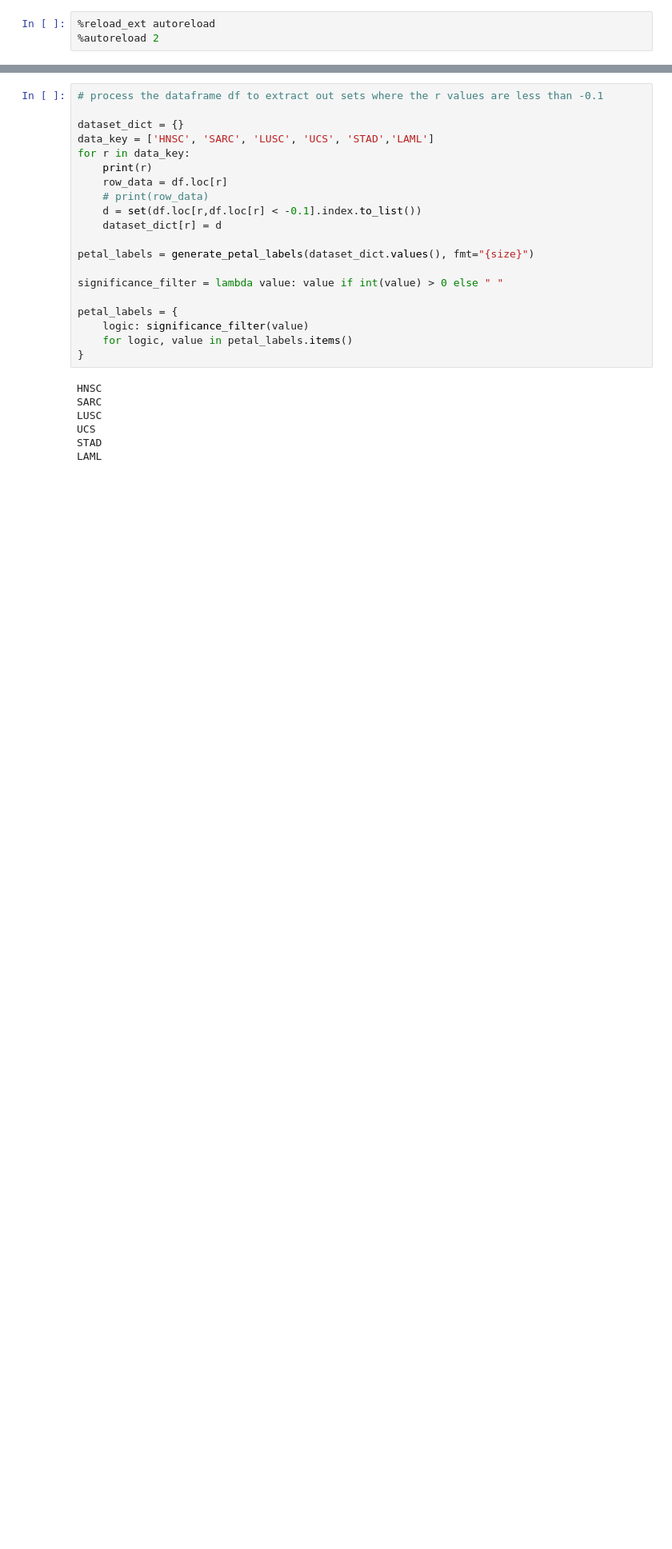
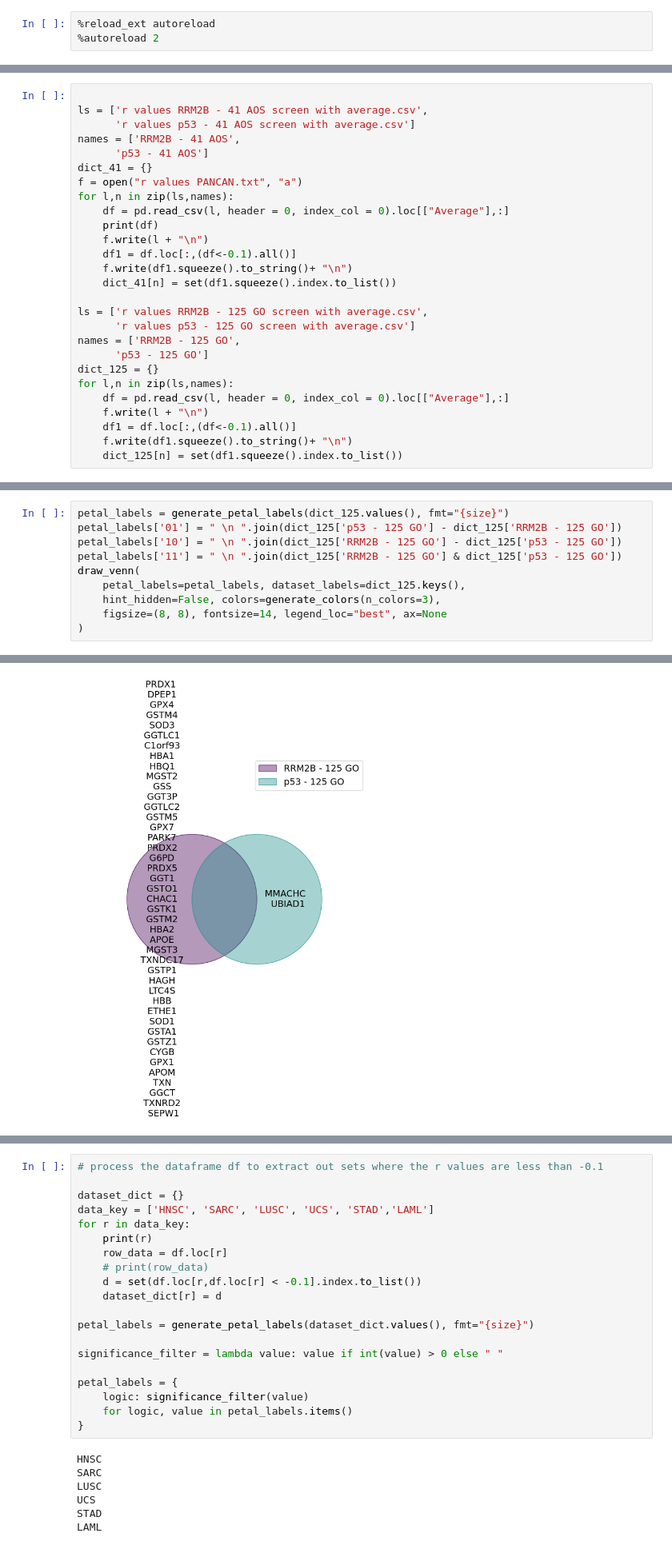
Before and after one commit to shanghongsim/NRF2-PARP1-Bioinformatics, a Jupyter notebook: venn_diagram_plotter.ipynb, the cells around one changed output, grey strips where cells are left out. Shown at 80% size. Cells and saved outputs as stored; diff of their text form; blank space fills up the shorter version.

```diff
--- a/venn_diagram_plotter.ipynb
+++ b/venn_diagram_plotter.ipynb
@@ -16,0 +17,27 @@ from venn import pseudovenn, generate_petal_labels, draw_venn, generate_colors,
+# %%
+
+ls = ['r values RRM2B - 41 AOS screen with average.csv',
+      'r values p53 - 41 AOS screen with average.csv']
+names = ['RRM2B - 41 AOS',
+      'p53 - 41 AOS']
+dict_41 = {}
+f = open("r values PANCAN.txt", "a")
+for l,n in zip(ls,names):
+    df = pd.read_csv(l, header = 0, index_col = 0).loc[["Average"],:]
+    print(df)
+    f.write(l + "\n")
+    df1 = df.loc[:,(df<-0.1).all()]
+    f.write(df1.squeeze().to_string()+ "\n")
+    dict_41[n] = set(df1.squeeze().index.to_list())
+
+ls = ['r values RRM2B - 125 GO screen with average.csv',
+      'r values p53 - 125 GO screen with average.csv']
+names = ['RRM2B - 125 GO',
+      'p53 - 125 GO']
+dict_125 = {}
+for l,n in zip(ls,names):
+    df = pd.read_csv(l, header = 0, index_col = 0).loc[["Average"],:]
+    f.write(l + "\n")
+    df1 = df.loc[:,(df<-0.1).all()]
+    f.write(df1.squeeze().to_string()+ "\n")
+    dict_125[n] = set(df1.squeeze().index.to_list())
@@ -16,0 +62,11 @@ from venn import pseudovenn, generate_petal_labels, draw_venn, generate_colors,
+# %%
+petal_labels = generate_petal_labels(dict_125.values(), fmt="{size}")
+petal_labels['01'] = " \n ".join(dict_125['p53 - 125 GO'] - dict_125['RRM2B - 125 GO'])
+petal_labels['10'] = " \n ".join(dict_125['RRM2B - 125 GO'] - dict_125['p53 - 125 GO'])
+petal_labels['11'] = " \n ".join(dict_125['RRM2B - 125 GO'] & dict_125['p53 - 125 GO'])
+draw_venn(
+    petal_labels=petal_labels, dataset_labels=dict_125.keys(),
+    hint_hidden=False, colors=generate_colors(n_colors=3),
+    figsize=(8, 8), fontsize=14, legend_loc="best", ax=None
+)
+# %% [output]
@@ -16,0 +74 @@ from venn import pseudovenn, generate_petal_labels, draw_venn, generate_colors,
+[figure, added]
```
Also changed, not shown: parts of 5 cells of this notebook, 20 other files.
